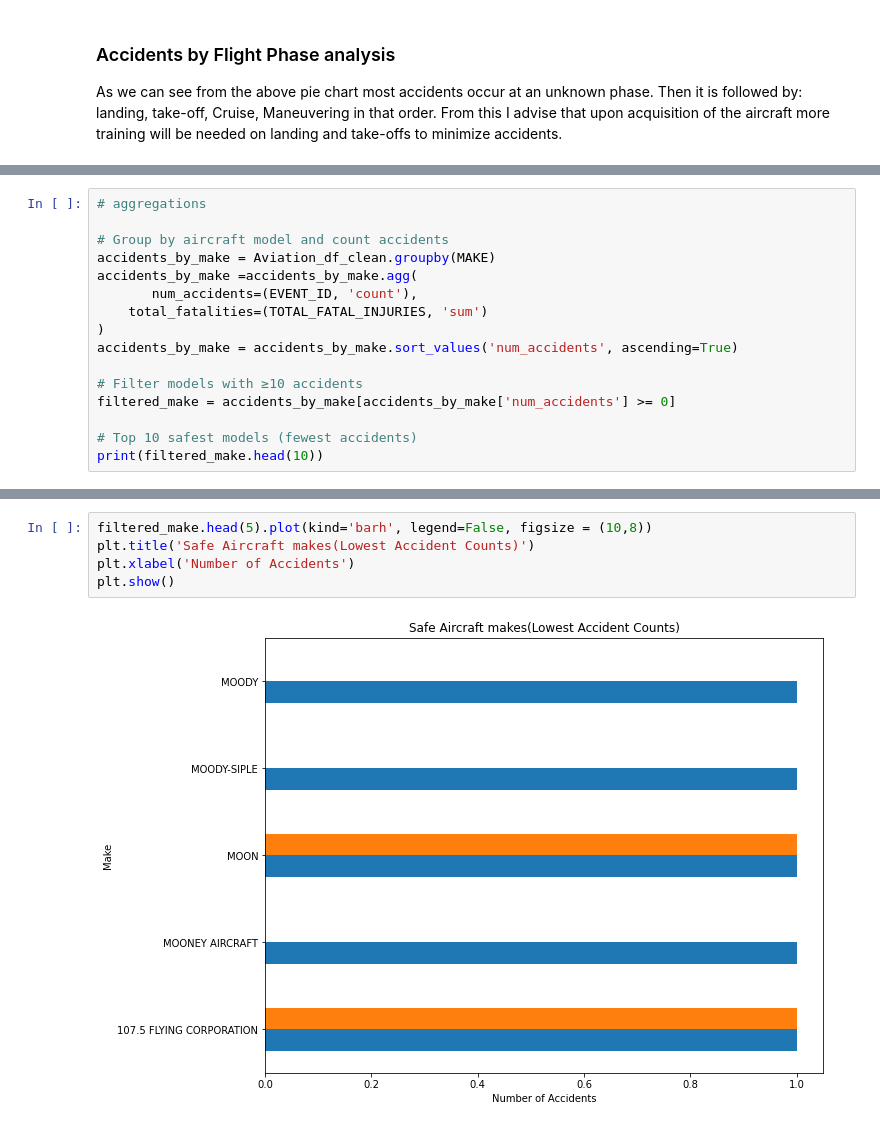
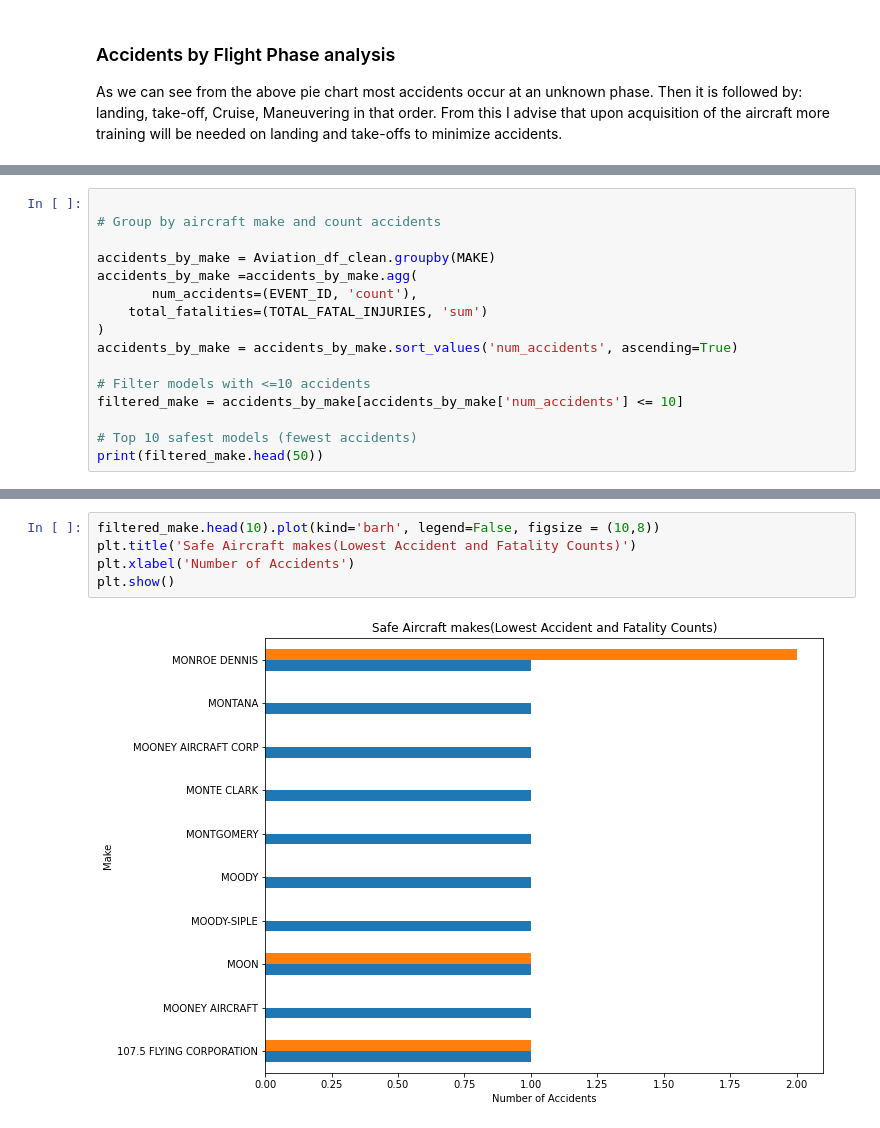
Before and after one commit to Kwamboka1584/dsc-phase-1-project-v3, a Jupyter notebook: student.ipynb, the cells around one changed output, grey strips where cells are left out. Drawn from its saved outputs; the diff is of its cells as text.

```diff
--- a/student.ipynb
+++ b/student.ipynb
@@ -352,7 +371,7 @@ Name: Total.Fatal.Injuries, Length: 5243, dtype: float64
 # %%
-# aggregations
 
-# Group by aircraft model and count accidents
+# Group by aircraft make and count accidents
+
 accidents_by_make = Aviation_df_clean.groupby(MAKE)
 accidents_by_make =accidents_by_make.agg(
        num_accidents=(EVENT_ID, 'count'),
@@ -360,9 +379,9 @@ accidents_by_make =accidents_by_make.agg(
 )
 accidents_by_make = accidents_by_make.sort_values('num_accidents', ascending=True)
 
-# Filter models with ≥10 accidents
-filtered_make = accidents_by_make[accidents_by_make['num_accidents'] >= 0]
+# Filter models with <=10 accidents
+filtered_make = accidents_by_make[accidents_by_make['num_accidents'] <= 10]
 
 # Top 10 safest models (fewest accidents)
-print(filtered_make.head(10))
+print(filtered_make.head(50))
 # %% [output]
@@ -381,7 +405,7 @@ MONROE DENNIS                         1               2.0
 # %%
-filtered_make.head(5).plot(kind='barh', legend=False, figsize = (10,8))
-plt.title('Safe Aircraft makes(Lowest Accident Counts)')
+filtered_make.head(10).plot(kind='barh', legend=False, figsize = (10,8))
+plt.title('Safe Aircraft makes(Lowest Accident and Fatality Counts)')
 plt.xlabel('Number of Accidents')
 plt.show()
 # %% [output]
-[figure, old version]
+[figure, new version]
```
Also changed, not shown: parts of 21 cells of this notebook.
